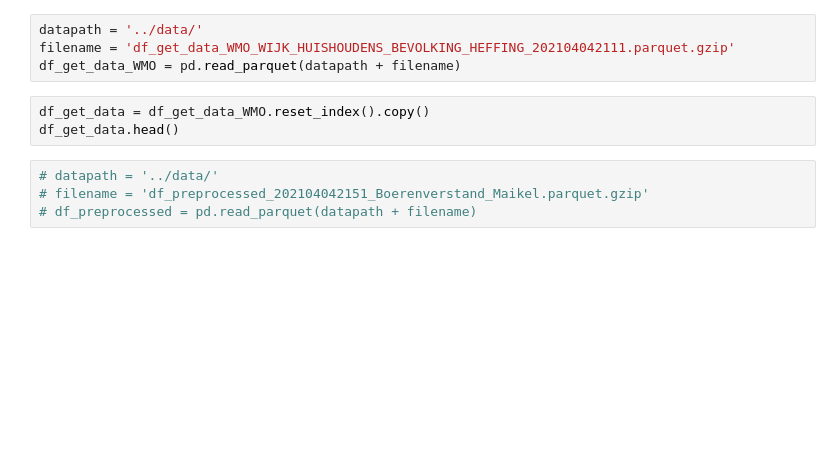
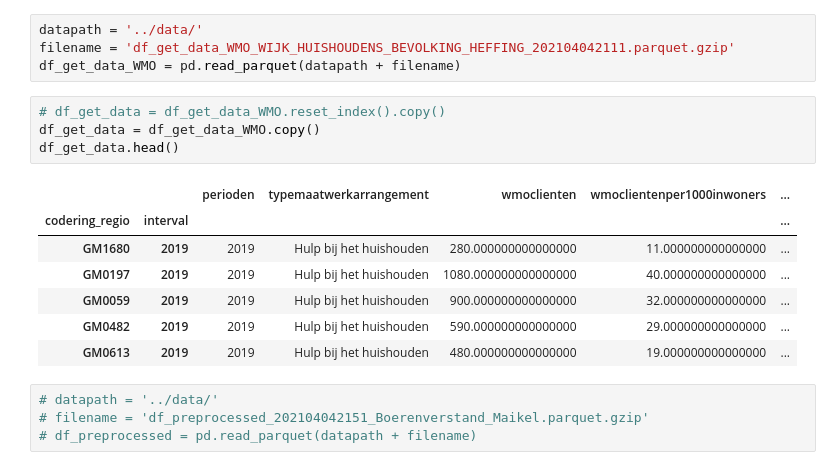
Before and after one commit to YoYo1971/WMO_JADS, a Jupyter notebook: notebooks/Develop_predict.ipynb, the cells around one changed output. Saved outputs shown, nothing was run; the diff lists cells and outputs as text; blank space fills up the shorter version.

```diff
--- a/notebooks/Develop_predict.ipynb
+++ b/notebooks/Develop_predict.ipynb
@@ -44,8 +44,17 @@ datapath = '../data/'
 filename = 'df_get_data_WMO_WIJK_HUISHOUDENS_BEVOLKING_HEFFING_202104042111.parquet.gzip'
 df_get_data_WMO = pd.read_parquet(datapath + filename)
 # %%
-df_get_data = df_get_data_WMO.reset_index().copy()
+# df_get_data = df_get_data_WMO.reset_index().copy()
+df_get_data = df_get_data_WMO.copy()
 df_get_data.head()
+# %% [output]
+|  |  | perioden | typemaatwerkarrangement | wmoclienten | wmoclientenper1000inwoners | ... |
+| codering_regio | interval |  |  |  |  | ... |
+| GM1680 | 2019 | 2019 | Hulp bij het huishouden | 280.000000000000000 | 11.000000000000000 | ... |
+| GM0197 | 2019 | 2019 | Hulp bij het huishouden | 1080.000000000000000 | 40.000000000000000 | ... |
+| GM0059 | 2019 | 2019 | Hulp bij het huishouden | 900.000000000000000 | 32.000000000000000 | ... |
+| GM0482 | 2019 | 2019 | Hulp bij het huishouden | 590.000000000000000 | 29.000000000000000 | ... |
+| GM0613 | 2019 | 2019 | Hulp bij het huishouden | 480.000000000000000 | 19.000000000000000 | ... |
 # %%
 # datapath = '../data/'
 # filename = 'df_preprocessed_202104042151_Boerenverstand_Maikel.parquet.gzip'
```
Also changed, not shown: parts of 24 cells of this notebook, 39 other files.
